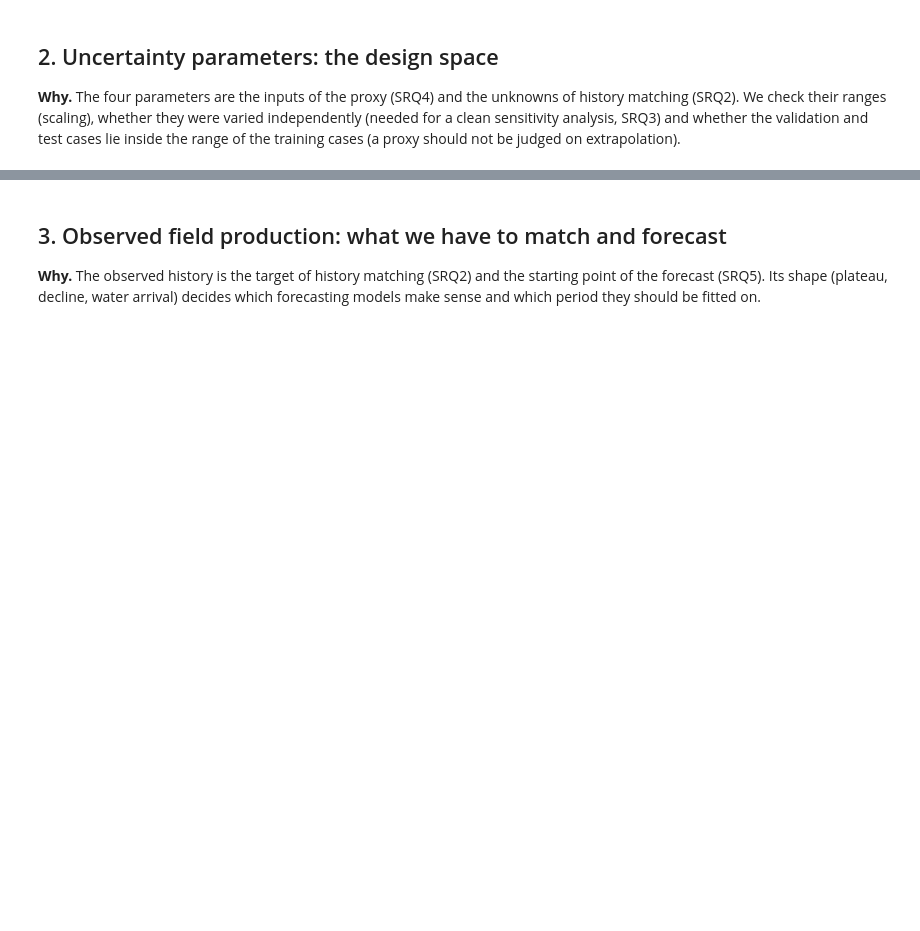
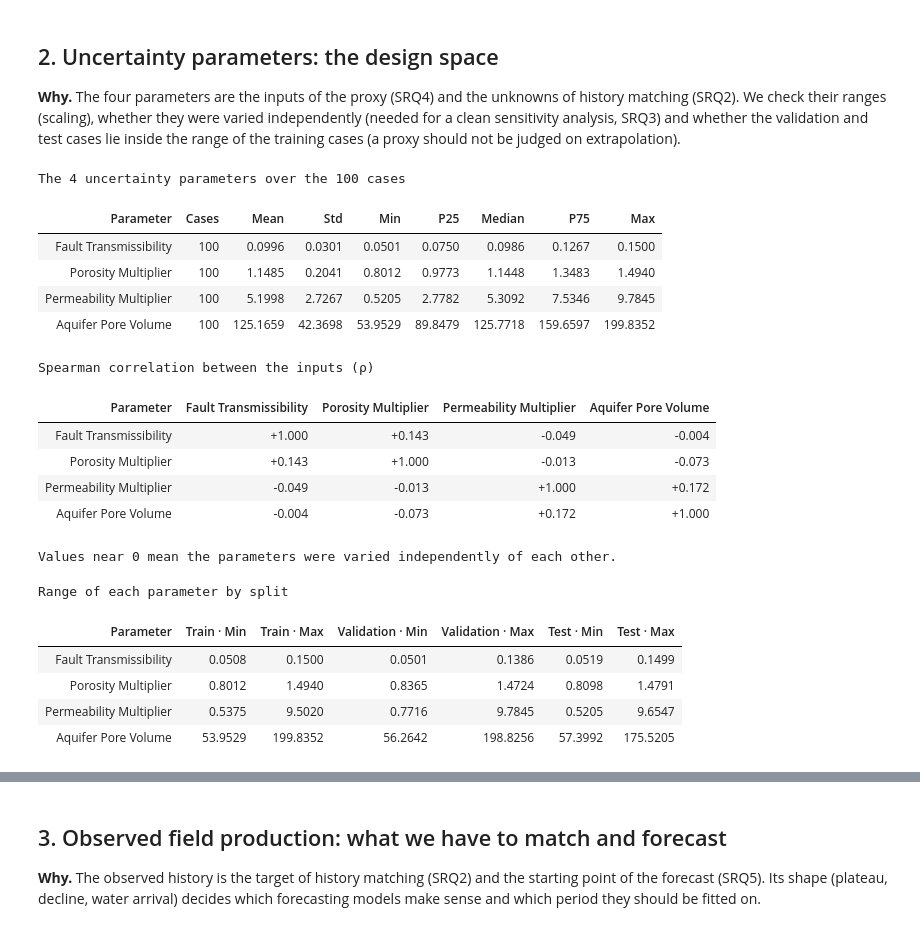
Before and after one commit to alepadam/SpeluncaDWC26, a Jupyter notebook: notebooks/01_eda.ipynb, the cells around one changed output, grey strips where cells are left out. Cells and saved outputs as stored; diff of their text form; code cells hidden in the pictures; blank space fills up the shorter version.

```diff
--- a/notebooks/01_eda.ipynb
+++ b/notebooks/01_eda.ipynb
@@ -92,16 +114,42 @@ judged on extrapolation).
 # %%
 from src.utils import split_of
 
 params = io_load.load_uncertainty(cfg)
 names = list(params.columns)
 split = pd.Series([split_of(c, cfg["split"]) for c in params.index], index=params.index, name="split")
-display(params.describe().T.round(4))
+desc = params.describe().T.rename(columns={"count": "Cases", "mean": "Mean", "std": "Std", "min": "Min",
+                                           "25%": "P25", "50%": "Median", "75%": "P75", "max": "Max"})
+show_table(desc.rename_axis("Parameter"), title="The 4 uncertainty parameters over the 100 cases",
+           formats={c: ("{:.0f}" if c == "Cases" else "{:,.4f}") for c in desc.columns})
 
 corr = params.corr(method="spearman")
-display(corr.round(3).rename_axis("Spearman ρ between inputs"))
+show_table(corr.rename_axis("Parameter"), title="Spearman correlation between the inputs (ρ)", formats="{:+.3f}",
+           note="Values near 0 mean the parameters were varied independently of each other.")
 
 ranges = params.join(split).groupby("split")[names].agg(["min", "max"]).T.unstack()
-display(ranges.round(4))
+ranges = ranges.reindex(columns=["train", "validation", "test"], level=0)
+show_table(ranges.rename(columns=str.capitalize, level=0).rename(columns=str.capitalize, level=1)
+           .rename_axis("Parameter"), title="Range of each parameter by split", formats="{:,.4f}")
+# %% [output]
+The 4 uncertainty parameters over the 100 cases
+| Parameter | Cases | Mean | Std | Min | P25 | Median | P75 | Max |
+| Fault Transmissibility | 100 | 0.0996 | 0.0301 | 0.0501 | 0.0750 | 0.0986 | 0.1267 | 0.1500 |
+| Porosity Multiplier | 100 | 1.1485 | 0.2041 | 0.8012 | 0.9773 | 1.1448 | 1.3483 | 1.4940 |
+| Permeability Multiplier | 100 | 5.1998 | 2.7267 | 0.5205 | 2.7782 | 5.3092 | 7.5346 | 9.7845 |
+| Aquifer Pore Volume | 100 | 125.1659 | 42.3698 | 53.9529 | 89.8479 | 125.7718 | 159.6597 | 199.8352 |
+Spearman correlation between the inputs (ρ)
+| Parameter | Fault Transmissibility | Porosity Multiplier | Permeability Multiplier | Aquifer Pore Volume |
+| Fault Transmissibility | +1.000 | +0.143 | -0.049 | -0.004 |
+| Porosity Multiplier | +0.143 | +1.000 | -0.013 | -0.073 |
+| Permeability Multiplier | -0.049 | -0.013 | +1.000 | +0.172 |
+| Aquifer Pore Volume | -0.004 | -0.073 | +0.172 | +1.000 |
+Values near 0 mean the parameters were varied independently of each other.
+Range of each parameter by split
+| Parameter | Train · Min | Train · Max | Validation · Min | Validation · Max | Test · Min | Test · Max |
+| Fault Transmissibility | 0.0508 | 0.1500 | 0.0501 | 0.1386 | 0.0519 | 0.1499 |
+| Porosity Multiplier | 0.8012 | 1.4940 | 0.8365 | 1.4724 | 0.8098 | 1.4791 |
+| Permeability Multiplier | 0.5375 | 9.5020 | 0.7716 | 9.7845 | 0.5205 | 9.6547 |
+| Aquifer Pore Volume | 53.9529 | 199.8352 | 56.2642 | 198.8256 | 57.3992 | 175.5205 |
 # %%
 off = corr.where(~np.eye(len(names), dtype=bool)).abs().stack()
 pair = off.idxmax()
```
Also changed, not shown: parts of 21 cells of this notebook, 3 other files.
